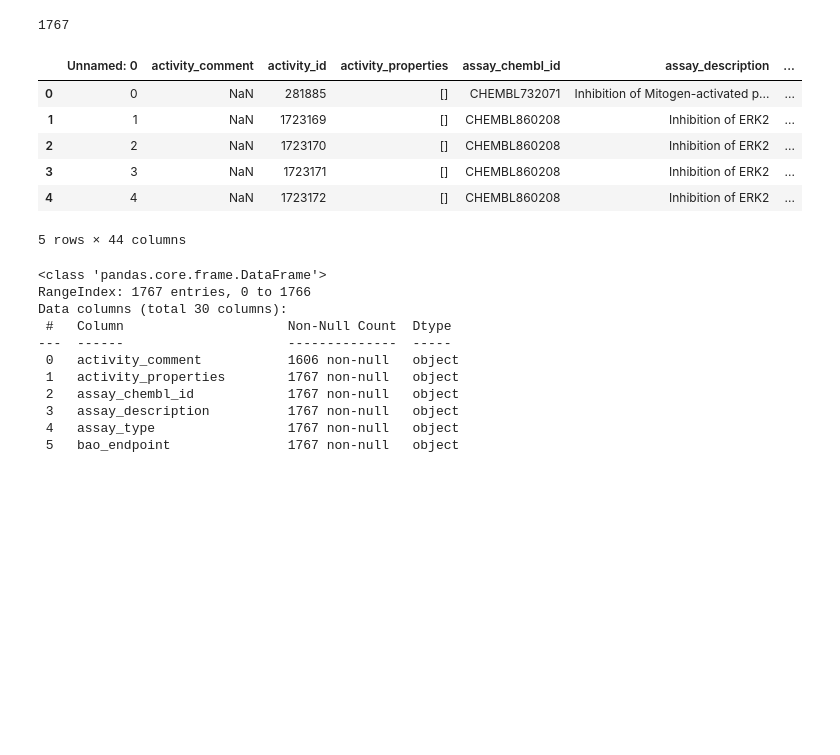
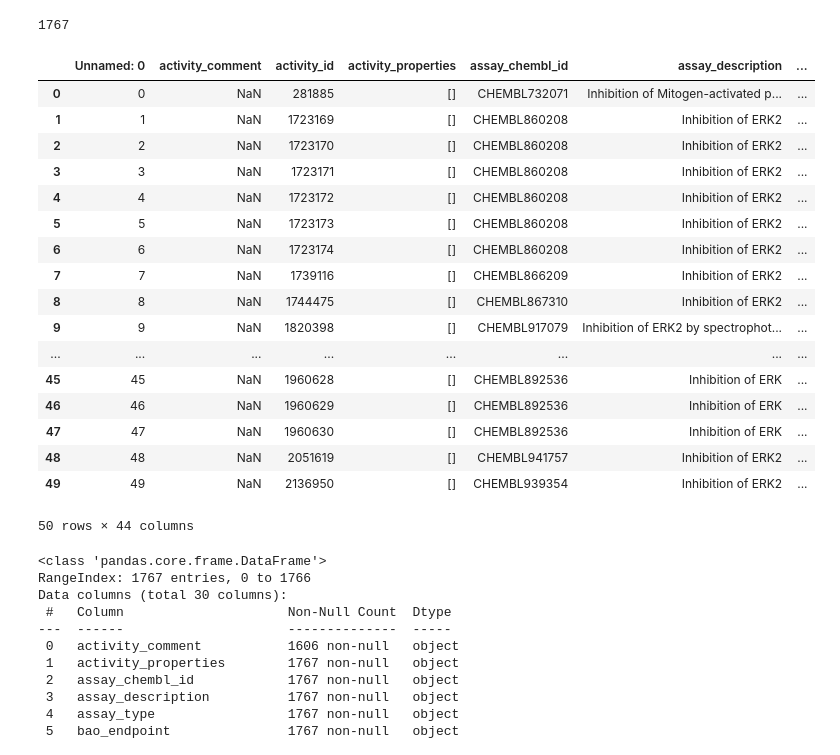
Before and after one commit to jRicciL/ERK2_notebooks, a Jupyter notebook: X_Reviewing_Fourches_work/Obtencion_de_las_moleculas_Fourches.ipynb, the cells around one changed output. Cells and saved outputs as stored; diff of their text form; code cells hidden in the pictures; blank space fills up the shorter version.

```diff
--- a/X_Reviewing_Fourches_work/Obtencion_de_las_moleculas_Fourches.ipynb
+++ b/X_Reviewing_Fourches_work/Obtencion_de_las_moleculas_Fourches.ipynb
@@ -71,7 +105,7 @@ len(erk2_activities)
 1767
 # %%
 # Crear un dataframe y guardar los resultados de la búsqueda
-file_chembl4040_actives = '../data/csar/CHEMBL4040_activemolecules_pki.csv'
+file_chembl4040_actives = './csar/CHEMBL4040_all_activemolecules_pki.csv'
 if os.path.isfile(file_chembl4040_actives):
     df_chembl_erk2 = pd.read_csv(file_chembl4040_actives)
 else: # Save the file
@@ -79,15 +113,26 @@ else: # Save the file
     df_chembl_erk2.to_csv(file_chembl4040_actives)
 # %%
 # Tabla resultante
-df_chembl_erk2.head()
+df_chembl_erk2.head(50)
 # %% [output]
 |  | Unnamed: 0 | activity_comment | activity_id | activity_properties | assay_chembl_id | assay_description | ... |
 | 0 | 0 | NaN | 281885 | [] | CHEMBL732071 | Inhibition of Mitogen-activated p... | ... |
 | 1 | 1 | NaN | 1723169 | [] | CHEMBL860208 | Inhibition of ERK2 | ... |
 | 2 | 2 | NaN | 1723170 | [] | CHEMBL860208 | Inhibition of ERK2 | ... |
 | 3 | 3 | NaN | 1723171 | [] | CHEMBL860208 | Inhibition of ERK2 | ... |
 | 4 | 4 | NaN | 1723172 | [] | CHEMBL860208 | Inhibition of ERK2 | ... |
+| 5 | 5 | NaN | 1723173 | [] | CHEMBL860208 | Inhibition of ERK2 | ... |
+| 6 | 6 | NaN | 1723174 | [] | CHEMBL860208 | Inhibition of ERK2 | ... |
+| 7 | 7 | NaN | 1739116 | [] | CHEMBL866209 | Inhibition of ERK2 | ... |
+| 8 | 8 | NaN | 1744475 | [] | CHEMBL867310 | Inhibition of ERK2 | ... |
+| 9 | 9 | NaN | 1820398 | [] | CHEMBL917079 | Inhibition of ERK2 by spectrophot... | ... |
+| ... | ... | ... | ... | ... | ... | ... | ... |
+| 45 | 45 | NaN | 1960628 | [] | CHEMBL892536 | Inhibition of ERK | ... |
+| 46 | 46 | NaN | 1960629 | [] | CHEMBL892536 | Inhibition of ERK | ... |
+| 47 | 47 | NaN | 1960630 | [] | CHEMBL892536 | Inhibition of ERK | ... |
+| 48 | 48 | NaN | 2051619 | [] | CHEMBL941757 | Inhibition of ERK2 | ... |
+| 49 | 49 | NaN | 2136950 | [] | CHEMBL939354 | Inhibition of ERK2 | ... |
-5 rows × 44 columns
+50 rows × 44 columns
 # %%
 # inspección de columnas NO numéricas
 df_chembl_erk2.select_dtypes(exclude = np.number ).info()
```
Also changed, not shown: parts of 21 cells of this notebook, 1 other file.
